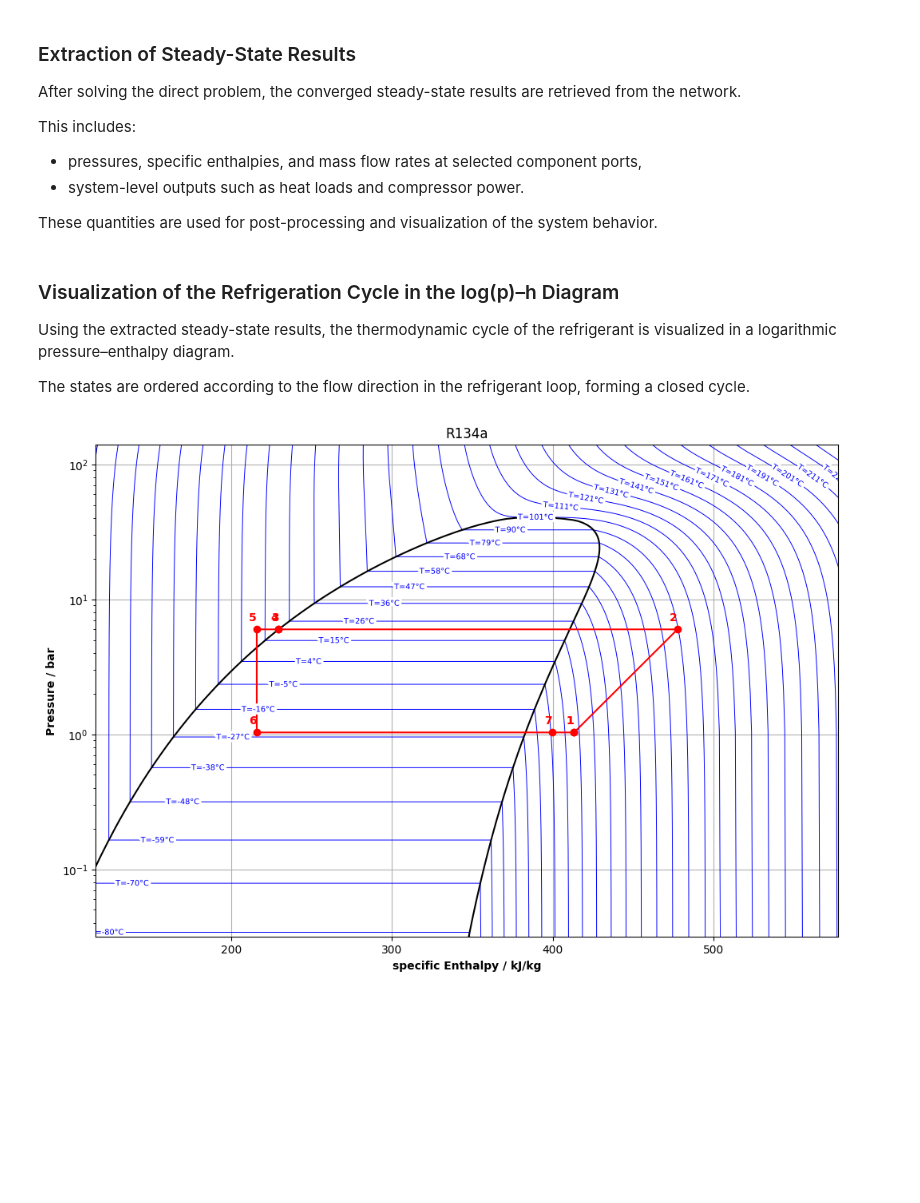
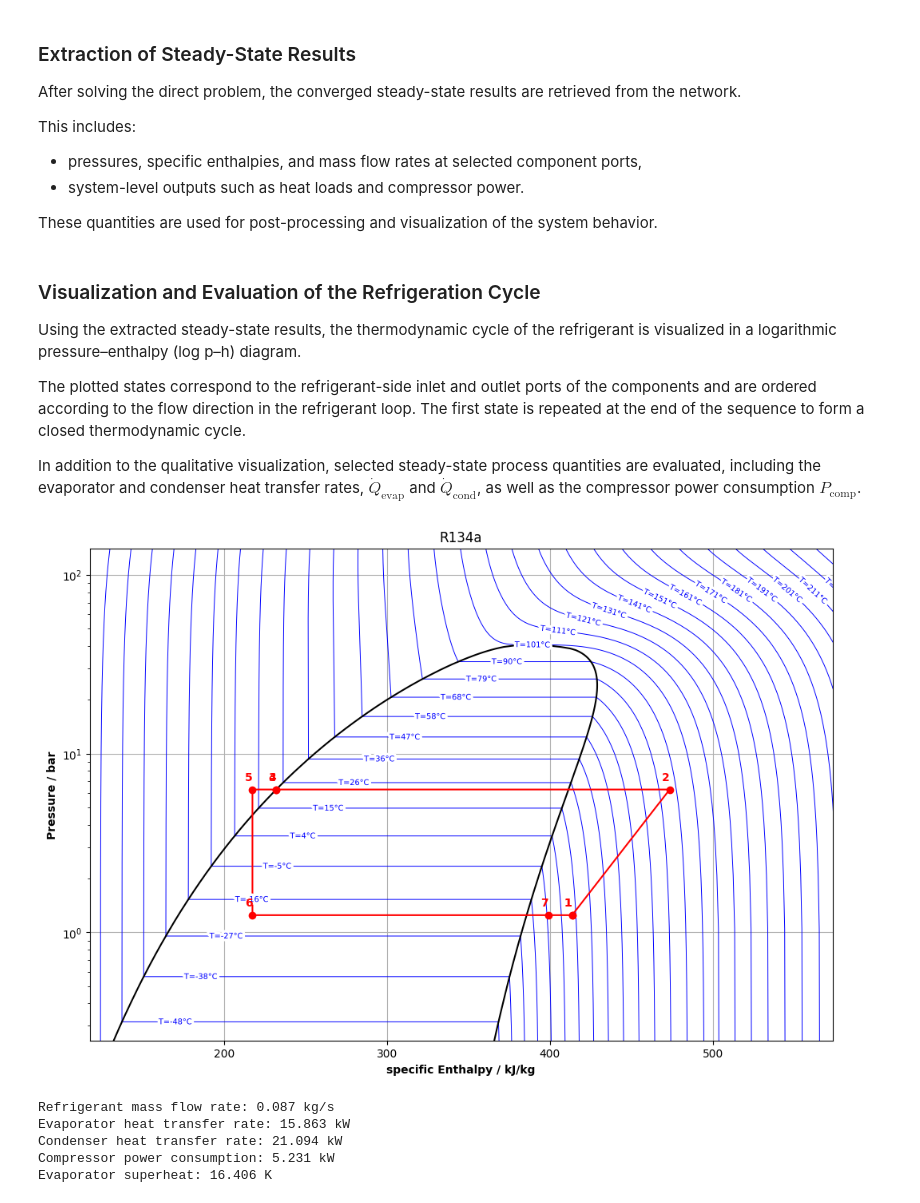
Before and after one commit to MircoGanz/th4din, a Jupyter notebook: main.ipynb, the cells around one changed output. Drawn from its saved outputs; the diff is of its cells as text; code cells hidden in the pictures; blank space fills up the shorter version.

```diff
--- a/main.ipynb
+++ b/main.ipynb
@@ -398,6 +398,10 @@ def evap_model(evap):
 
     evap.outputs["Q"].set_value(m_c * (ho_c - hi_c))
 
+    Ts = PropsSI("T", "P", po_c, "Q", 1, cold_fluid)
+    To_c = PropsSI("T", "H", ho_c, "P", po_c, cold_fluid)
+    evap.outputs["dTsh"].set_value(To_c - Ts)
+
 # Condenser mode
 def cond_model(cond):
 
@@ -465,6 +469,8 @@ def cond_model(cond):
     cond.ports["out_af"].h.set_value(ho_c)
     cond.ports["out_af"].m.set_value(mo_c)
 
+    cond.outputs["Q"].set_value(m_h * (hi_h - ho_h))
+
 # Compressor model
 def comp_model(comp):
 
@@ -496,6 +502,8 @@ def comp_model(comp):
     comp.ports['in'].m.set_value(mi)
     comp.ports['out'].h.set_value(ho)
     comp.ports['out'].m.set_value(mo)
+
+    comp.outputs["P"].set_value(mi * (ho - hi))
 
 # Expansion valve model
 def exp_model(exp):
@@ -686,6 +694,7 @@ net.add_parameter("Exp", "Av") # normalized valve opening area -
 net.add_output(comp_label='Evap', output_label='Q')
 net.add_output(comp_label="Cond", output_label='Q')
 net.add_output(comp_label="Comp", output_label='P')
+net.add_output(comp_label="Evap", output_label="dTsh")
 # %% [markdown]
 ## Loop Breaker in Closed Fluid Loops
 
@@ -1047,7 +1056,7 @@ the solution of the direct problem.
 net.set_parameter("Comp", "RPM", value=2500)
 
 # Expansion valve parameters
-net.set_parameter("Exp", "Av", value=0.4)
+net.set_parameter("Exp", "Av", value=0.5)
 net.set_parameter("Exp", "Cf", value=0.25)
 
 # Heat transfer areas and overall heat transfer coefficients
@@ -1151,28 +1166,52 @@ P_comp = res_dir_1["outputs"]["Comp"]["P"]
 # %% [markdown]
-### Visualization of the Refrigeration Cycle in the log(p)–h Diagram
+### Visualization and Evaluation of the Refrigeration Cycle
 
 Using the extracted steady-state results, the thermodynamic cycle of the
-refrigerant is visualized in a logarithmic pressure–enthalpy diagram.
+refrigerant is visualized in a logarithmic pressure–enthalpy (log p–h) diagram.
 
-The states are ordered according to the flow direction in the refrigerant loop,
-forming a closed cycle.
+The plotted states correspond to the refrigerant-side inlet and outlet ports of
+the components and are ordered according to the flow direction in the
+refrigerant loop. The first state is repeated at the end of the sequence to
+form a closed thermodynamic cycle.
+
+In addition to the qualitative visualization, selected steady-state process
+quantities are evaluated, including the evaporator and condenser heat transfer
+rates, $\dot{Q}_{\mathrm{evap}}$ and $\dot{Q}_{\mathrm{cond}}$, as well as
+the compressor power consumption $P_{\mathrm{comp}}$.
 # %%
-# Plot the refrigeration cycle in a log(p)–h diagram.
+# Visualization of the refrigerant cycle in a logarithmic pressure–enthalpy diagram.
 #
 # The specific enthalpies are converted from J/kg to kJ/kg and the pressures
-# from Pa to bar for visualization purposes.
+# from Pa to bar to match standard thermodynamic diagram conventions.
 #
-# The states are ordered according to the refrigerant flow path and the first
-# state is repeated at the end to close the cycle.
+# The thermodynamic states are ordered according to the refrigerant flow path
+# through the system. The first state is repeated at the end to close the cycle.
 #
-# The working fluid of the refrigerant loop is taken from the network definition.
+# The working fluid associated with the refrigerant loop is obtained directly
+# from the network definition.
 
-logph([[h1 * 1e-3, h2 * 1e-3, h3 * 1e-3, h4 * 1e-3, h5 * 1e-3, h6 * 1e-3, h7 * 1e-3, h1 * 1e-3]],
-      [[p1 * 1e-5, p2 * 1e-5, p3 * 1e-5, p4 * 1e-5, p5 * 1e-5, p6 * 1e-5, p7 * 1e-5, p1 * 1e-5]],
-      [[1, 2, 3, 4, 5, 6, 7, 1]],
-      [net.fluid_loops[1]])
+logph(
+    [[h1 * 1e-3, h2 * 1e-3, h3 * 1e-3, h4 * 1e-3, h5 * 1e-3, h6 * 1e-3, h7 * 1e-3, h1 * 1e-3]],
+    [[p1 * 1e-5, p2 * 1e-5, p3 * 1e-5, p4 * 1e-5, p5 * 1e-5, p6 * 1e-5, p7 * 1e-5, p1 * 1e-5]],
+    [[1, 2, 3, 4, 5, 6, 7, 1]],
+    [net.fluid_loops[1]]
+)
+
+# Print selected steady-state performance indicators of the system
+print(
+    f"Refrigerant mass flow rate: {m_r:.3f} kg/s\n"
+    f"Evaporator heat transfer rate: {Q_evap * 1e-3:.3f} kW\n"
+    f"Condenser heat transfer rate: {Q_cond * 1e-3:.3f} kW\n"
+    f"Compressor power consumption: {P_comp * 1e-3:.3f} kW \n"
+    f"Evaporator superheat: {dTsh:.3f} K"
+)
 # %% [output]
-[figure, old version]
+[figure, new version]
+Refrigerant mass flow rate: 0.087 kg/s
+Evaporator heat transfer rate: 15.863 kW
+Condenser heat transfer rate: 21.094 kW
+Compressor power consumption: 5.231 kW
+Evaporator superheat: 16.406 K
 # %% [markdown]
 ## Inverse Problem
 
```
Also changed, not shown: parts of 13 cells of this notebook, 1 other file.
